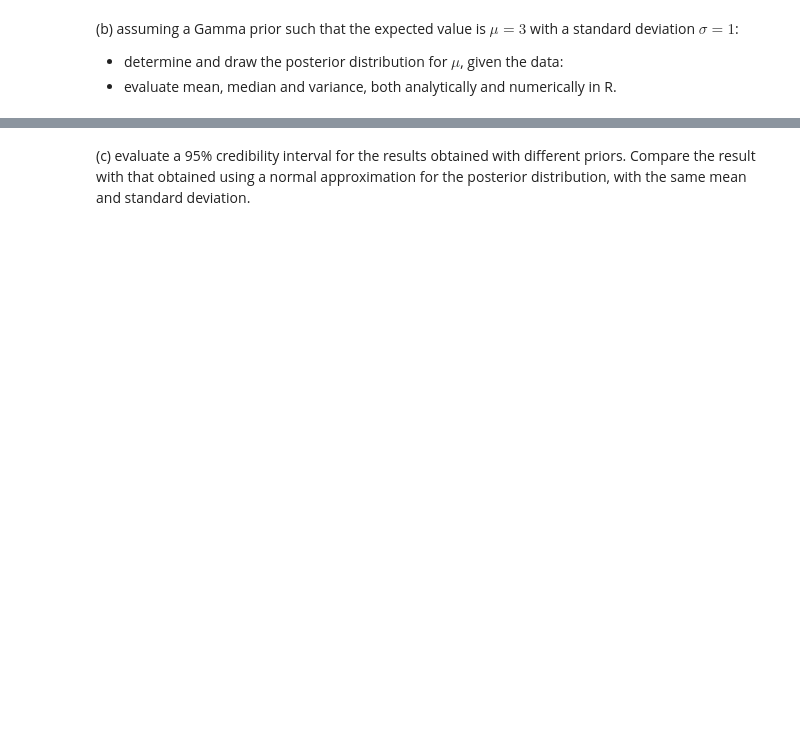
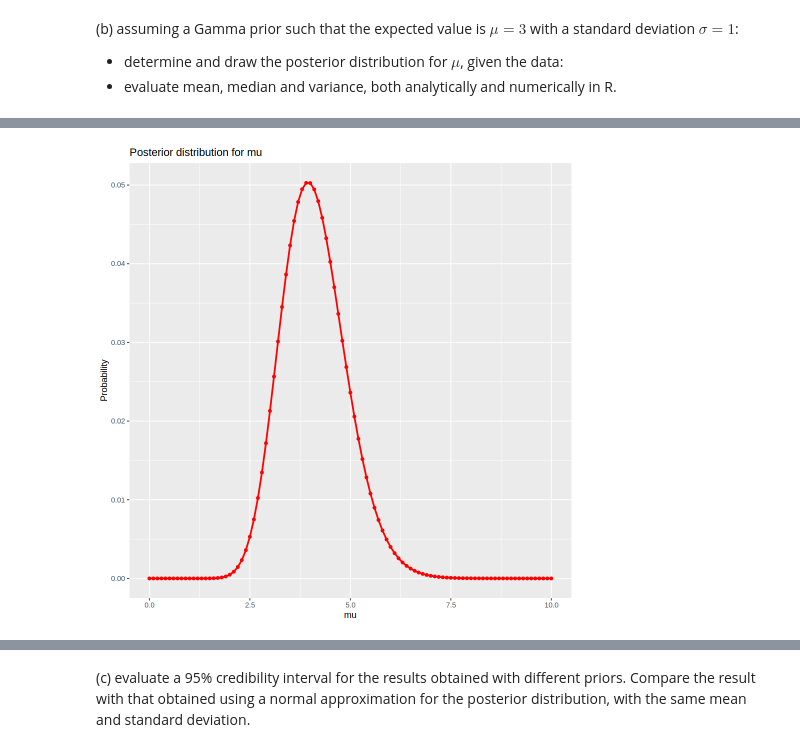
Before and after one commit to Kallo27/Advanced_statistics, a Jupyter notebook: Lab03/CalandraBuonaura_LorenzoRlab03.ipynb, the cells around one changed output, grey strips where cells are left out. Cells and saved outputs as stored; diff of their text form; code cells hidden in the pictures; blank space fills up the shorter version.

```diff
--- a/Lab03/CalandraBuonaura_LorenzoRlab03.ipynb
+++ b/Lab03/CalandraBuonaura_LorenzoRlab03.ipynb
@@ -69,0 +115,25 @@ Numerical Variance: 0.5212406
+# %%
+post_gam <- function(x, mu, alpha, beta) {
+  gamma <- dgamma(mu, shape = alpha, rate = beta)
+  n <- length(x)
+  exp <- sum(x)
+
+  normalization <- sum(gamma * exp(-mu * n) * (mu) **(exp))
+
+  return(gamma * exp(- mu * n) * (mu)**(exp) / normalization)
+}
+
+mu <- seq(0, 10, 0.1)
+alpha <- 9
+beta <- 1 / 3
+post_values_gamma <- post_gam(num_occ, mu, alpha, beta)
+
+ggplot(data = data.frame(mu, post_values_gamma),
+       aes(x = mu, y = post_values_gamma)) +
+  geom_point(color = "red", size = 1.5) +
+  geom_line(color = "red", linewidth = 1) +
+  labs(title = "Posterior distribution for mu",
+       x = "mu",
+       y = "Probability")
+# %% [output]
+[figure, added]
```
Also changed, not shown: parts of 24 cells of this notebook.
